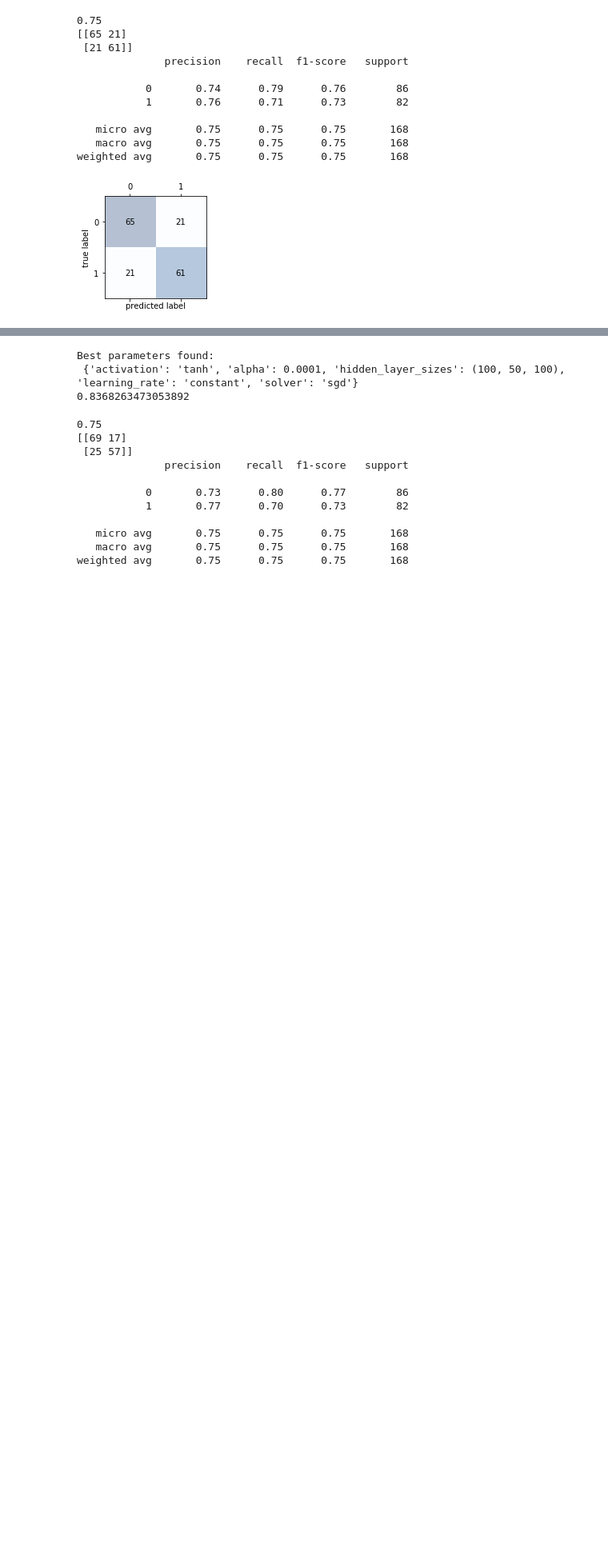
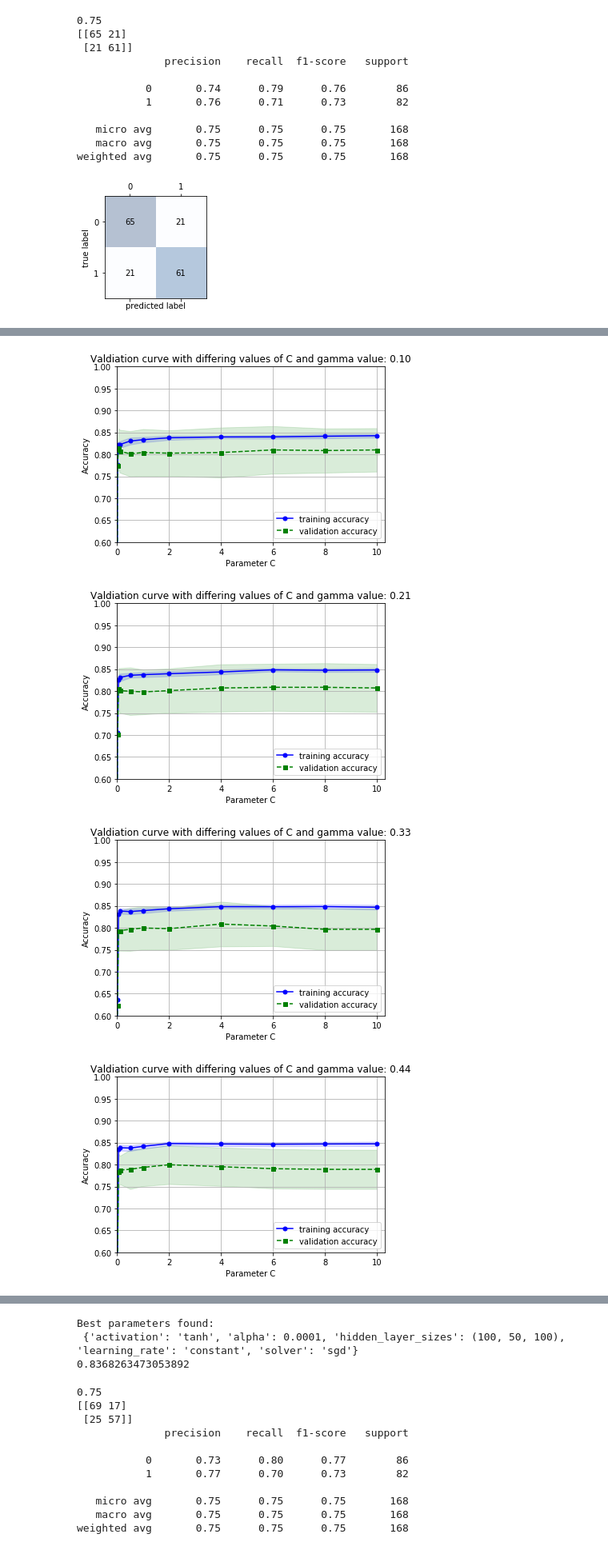
Before and after one commit to liivits/ML, a Jupyter notebook: Untitled.ipynb, the cells around one changed output, grey strips where cells are left out. Shown at 80% size. Saved outputs shown, nothing was run; the diff lists cells and outputs as text; code cells hidden in the pictures; blank space fills up the shorter version.

```diff
--- a/Untitled.ipynb
+++ b/Untitled.ipynb
@@ -1023,46 +1070,54 @@ NameError: name 'svm' is not defined
 # %%
 from sklearn.model_selection import validation_curve
 
+
+for i in np.linspace(0.1,1,9):
 #finding the optimal value of C using validation curve
-param_range = [0.005, 0.01, 0.05, 0.1, 0.5, 1.0, 10.0, 100.0, 250.0]
-train_scores, test_scores = validation_curve(
-                estimator=svm.SVC(),
+    param_range = [0.005, 0.01, 0.05, 0.1, 0.5, 1,2,4,6,8,10]
+    train_scores, test_scores = validation_curve(
+                estimator=SVC(gamma = i),
                 X=X_train,
                 y=y_train,
                 param_name='C',
                 param_range =param_range, cv= 10)
 
 
 
-train_mean = np.mean(train_scores, axis=1)
-train_std = np.std(train_scores, axis=1)
-test_mean = np.mean(test_scores, axis=1)
-test_std = np.std(test_scores, axis=1)
+    train_mean = np.mean(train_scores, axis=1)
+    train_std = np.std(train_scores, axis=1)
+    test_mean = np.mean(test_scores, axis=1)
+    test_std = np.std(test_scores, axis=1)
 
-plt.plot(param_range, train_mean,
+    plt.plot(param_range, train_mean,
          color='blue', marker='o',
          markersize=5, label='training accuracy')
 
-plt.fill_between(param_range, train_mean + train_std,
+    plt.fill_between(param_range, train_mean + train_std,
                  train_mean - train_std, alpha=0.15,
                  color='blue')
 
-plt.plot(param_range, test_mean,
+    plt.plot(param_range, test_mean,
          color='green', linestyle='--',
          marker='s', markersize=5,
          label='validation accuracy')
 
-plt.fill_between(param_range,
+    plt.fill_between(param_range,
                  test_mean + test_std,
                  test_mean - test_std,
                  alpha=0.15, color='green')
 
 #plotting the C paramater values agains the relevant accuracy values
-plt.grid()
-plt.legend(loc='lower right')
-plt.xlabel('Parameter C')
-plt.ylabel('Accuracy')
-plt.ylim([0.6, 1.0])
-plt.xlim([0, 10.3])
-plt.tight_layout()
-plt.show()
+    plt.grid()
+    plt.legend(loc='lower right')
+    plt.xlabel('Parameter C')
+    plt.ylabel('Accuracy')
+    plt.ylim([0.6, 1.0])
+    plt.xlim([0, 10.3])
+    plt.title('Valdiation curve with differing values of C and gamma value: %.2f' %(i))
+    plt.tight_layout()
+    plt.show()
+# %% [output]
+[figure, added]
+[figure, added]
+[figure, added]
+[figure, added]
```
Also changed, not shown: parts of 15 cells of this notebook.
